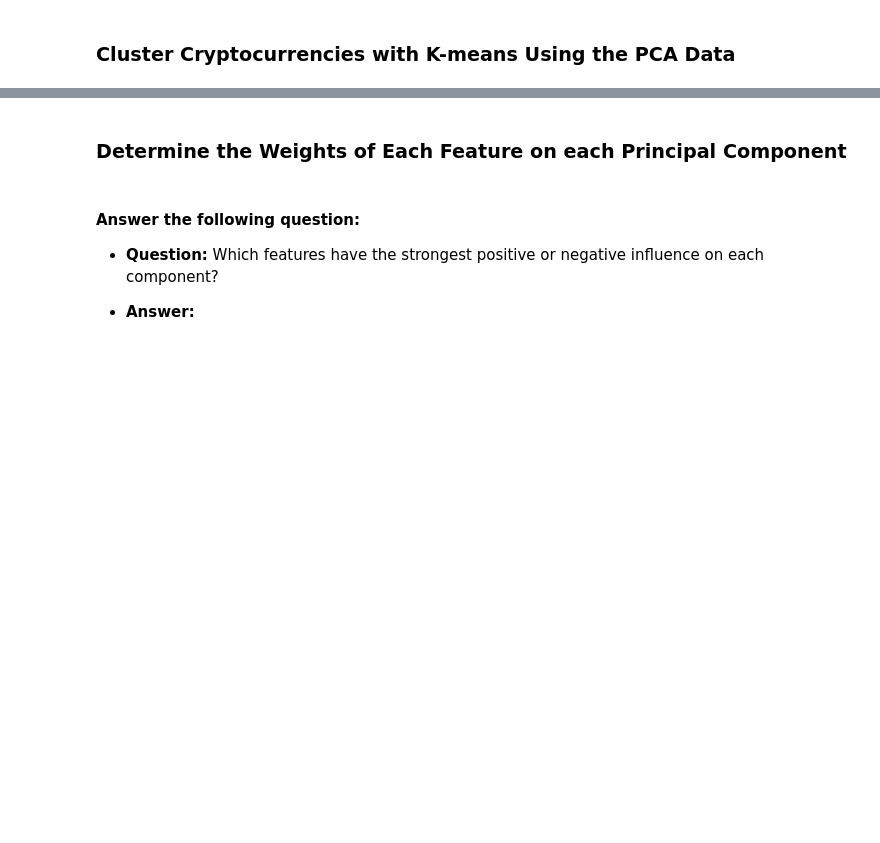
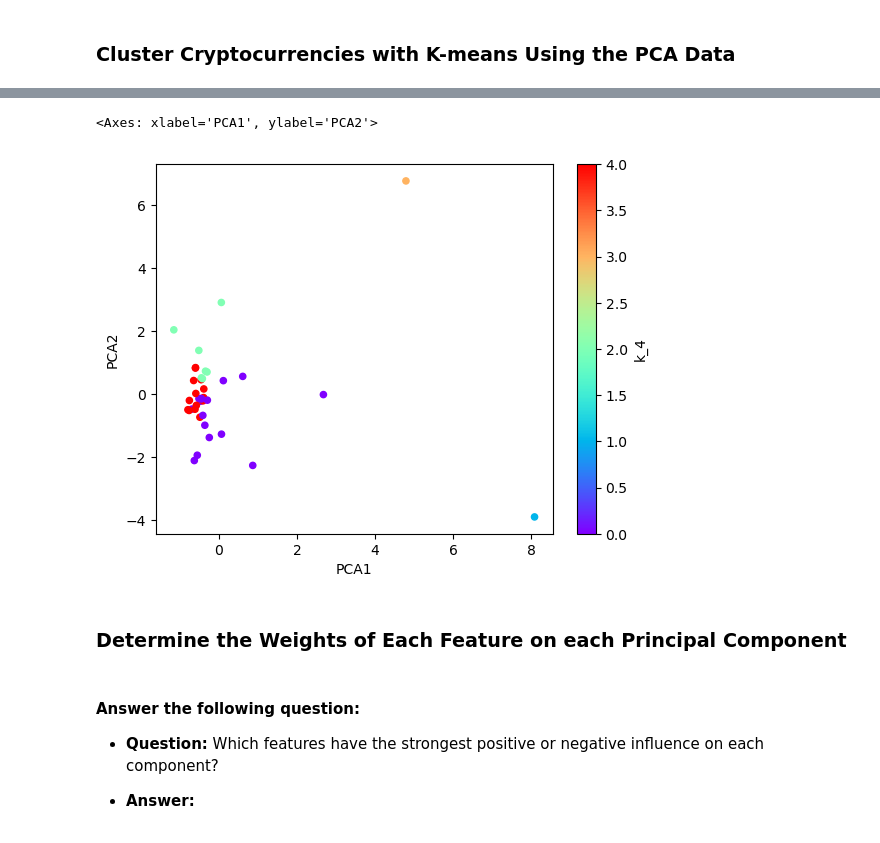
Before and after one commit to lcanjar/CryptoClustering, a Jupyter notebook: Crypto_Clustering_starter_code.ipynb, the cells around one changed output, grey strips where cells are left out. Saved outputs shown, nothing was run; the diff lists cells and outputs as text; code cells hidden in the pictures; blank space fills up the shorter version.

```diff
--- a/Crypto_Clustering_starter_code.ipynb
+++ b/Crypto_Clustering_starter_code.ipynb
@@ -328,3 +347,12 @@ df_elbow.head(10)
+# %%
+market_predictions_pca.plot.scatter(
+    x="PCA1",
+    y="PCA2",
+    c="k_4",
+    colormap="rainbow")
+# %% [output]
+<Axes: xlabel='PCA1', ylabel='PCA2'>
+[figure, added]
 # %% [markdown]
 ### Determine the Weights of Each Feature on each Principal Component
 # %%
```
Also changed, not shown: parts of 7 cells of this notebook.
